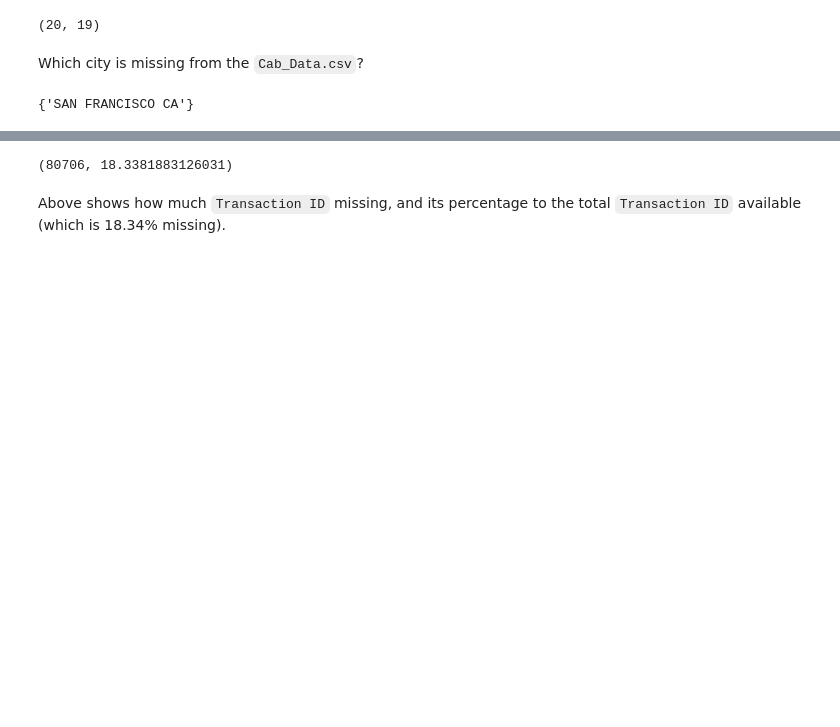
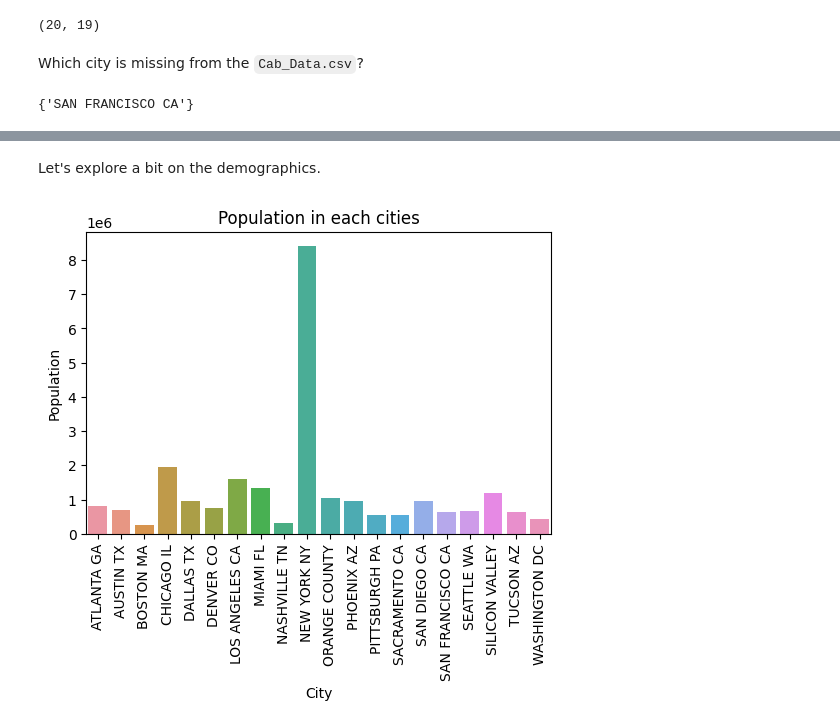
Before and after one commit to Wabinab/DataSets, a Jupyter notebook: discovery.ipynb, the cells around one changed output, grey strips where cells are left out. Drawn from its saved outputs; the diff is of its cells as text; code cells hidden in the pictures; blank space fills up the shorter version.

```diff
--- a/discovery.ipynb
+++ b/discovery.ipynb
@@ -337,6 +342,18 @@ Asserted that `Transaction ID` is unique (each row different).
-# %%
-len(transaction) - len(cab), (len(transaction) - len(cab)) / len(transaction) * 100
-# %% [output]
-(80706, 18.3381883126031)
-# %% [markdown]
-Above shows how much `Transaction ID` missing, and its percentage to the total `Transaction ID` available (which is 18.34% missing).
+# %% [markdown]
+Let's explore a bit on the demographics.
+# %%
+def replace_commas(x): return x.replace(",", "")
+# %%
+city.Population = city.Population.map(replace_commas)
+city.Users = city.Users.map(replace_commas)
+city = city.astype({"Population": np.int32, "Users": np.int32})
+
+# We want easier comparison with Cab_Data so we rearrange
+# by city than originally by population.
+city = city.sort_values("City")
+# %%
+sns.barplot(x="City", y="Population", data=city)
+plt.title("Population in each cities")
+_ = plt.xticks(rotation=90)
+# %% [output]
+[figure, added]
```
Also changed, not shown: parts of 39 cells of this notebook, 3 other files.
